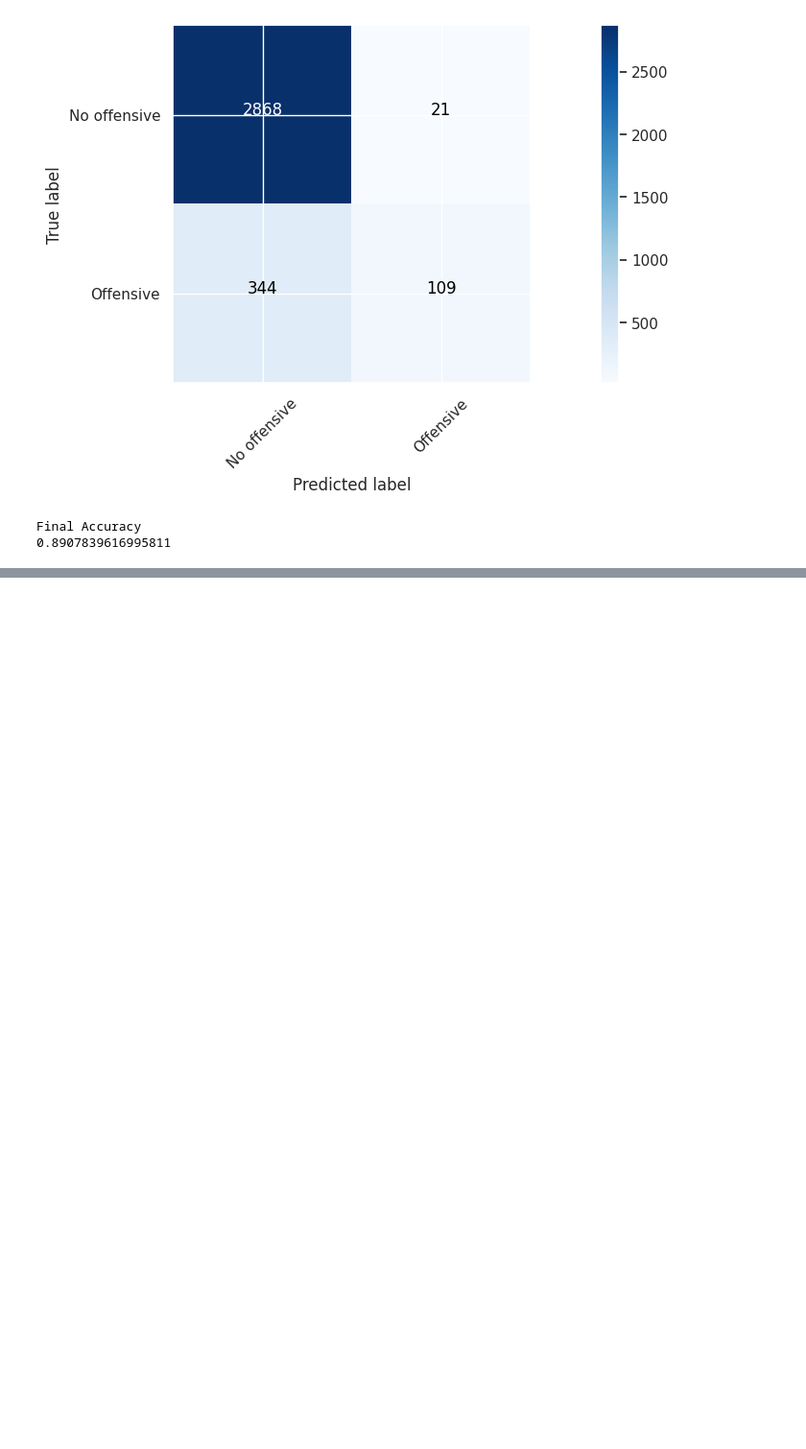
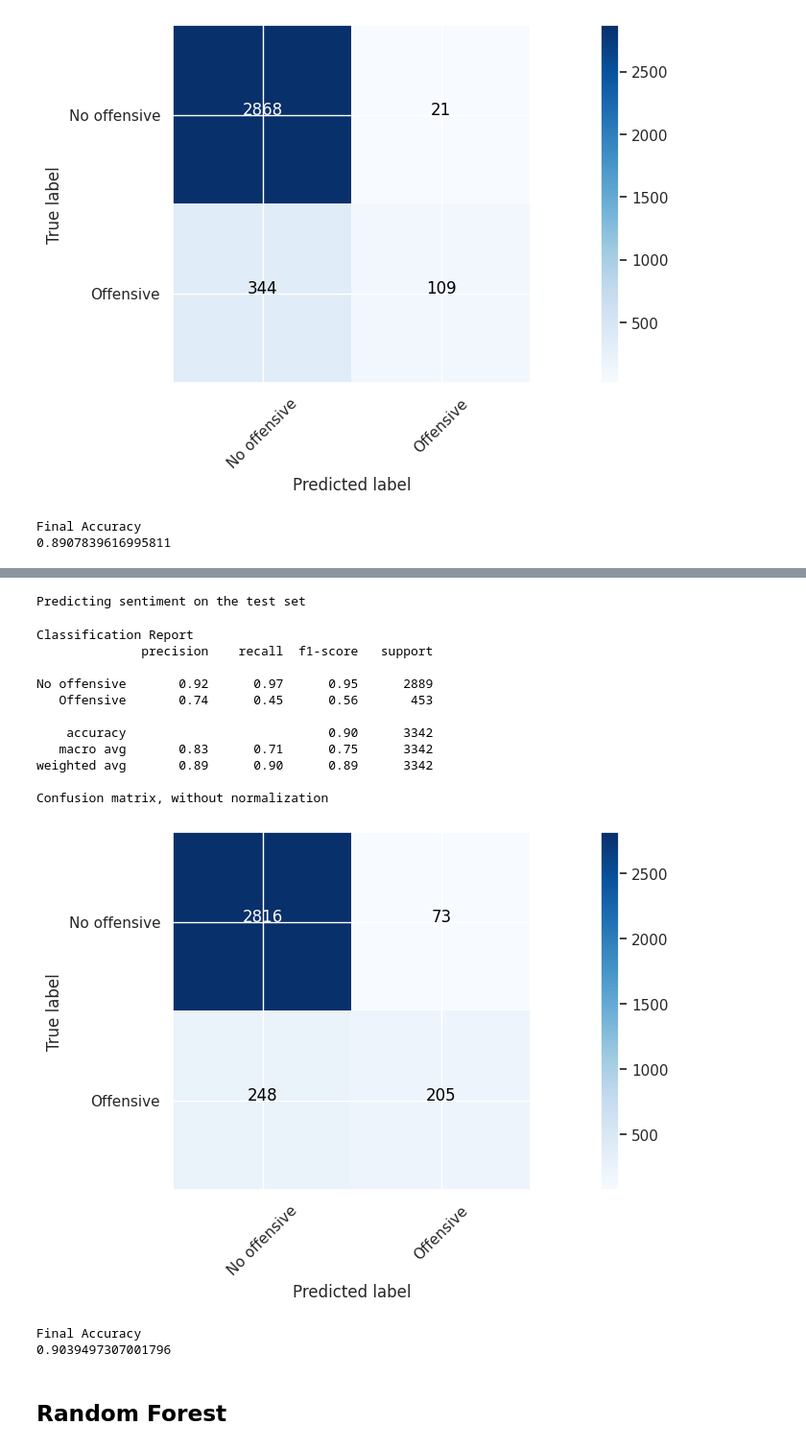
Before and after one commit to jeferal/nn_notebooks, a Jupyter notebook: final/intro_ml.ipynb, the cells around one changed output, grey strips where cells are left out. Shown at 96% size. Saved outputs shown, nothing was run; the diff lists cells and outputs as text; code cells hidden in the pictures; blank space fills up the shorter version.

```diff
--- a/final/intro_ml.ipynb
+++ b/final/intro_ml.ipynb
@@ -524,0 +628,35 @@ Final Accuracy
+# %%
+print("Predicting sentiment on the test set")
+y_pred = max_ent_cls.predict(test_features)
+
+# Se deshace la transformación de las predicciones para obtener las predicciones como negativa o positiva
+y_pred = le.inverse_transform(y_pred)
+# %% [output]
+Predicting sentiment on the test set
+# %%
+print("Classification Report")
+print
+print(classification_report(y_test, y_pred, target_names=target_labels))
+cm = confusion_matrix(y_test, y_pred, labels=target_labels)
+
+plot_confusion_matrix(cm, classes=target_labels)
+
+print("Final Accuracy")
+print(accuracy_score(y_test, y_pred))
+# %% [output]
+Classification Report
+              precision    recall  f1-score   support
+
+No offensive       0.92      0.97      0.95      2889
+   Offensive       0.74      0.45      0.56       453
+
+    accuracy                           0.90      3342
+   macro avg       0.83      0.71      0.75      3342
+weighted avg       0.89      0.90      0.89      3342
+
+Confusion matrix, without normalization
+[figure, added]
+Final Accuracy
+0.9039497307001796
+# %% [markdown]
+## Random Forest
```
Also changed, not shown: parts of 13 cells of this notebook.
